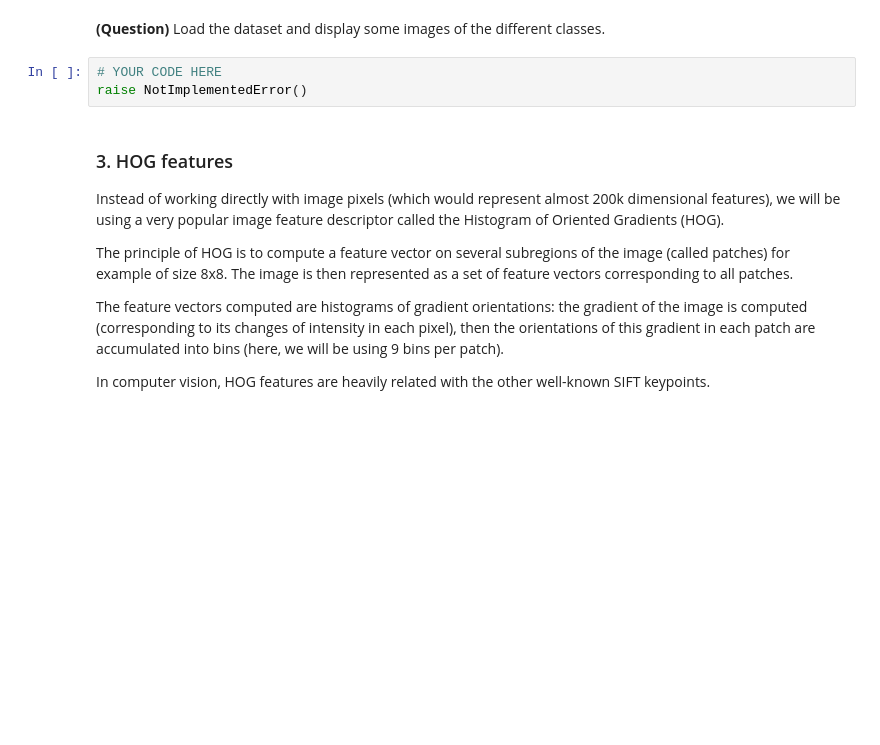
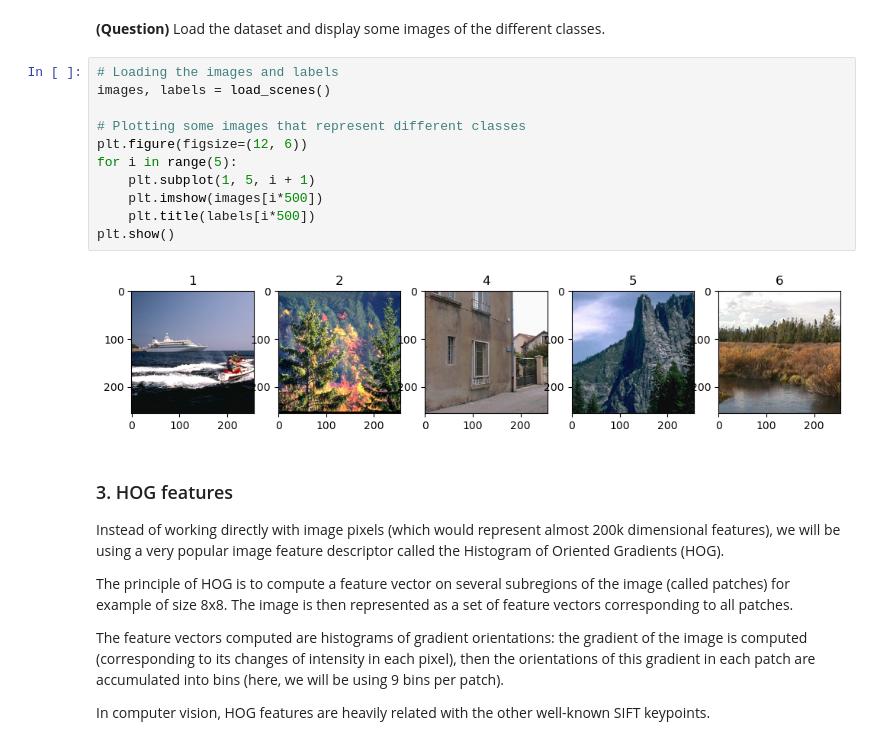
Before and after one commit to daJster/Machine_learning_2023, a Jupyter notebook: ml-tp3.ipynb, the cells around one changed output. Cells and saved outputs as stored; diff of their text form; blank space fills up the shorter version.

```diff
--- a/ml-tp3.ipynb
+++ b/ml-tp3.ipynb
@@ -57,8 +101,18 @@ def load_scenes():
 # %% [markdown]
 **(Question)** Load the dataset and display some images of the different classes.
 # %%
-# YOUR CODE HERE
-raise NotImplementedError()
+# Loading the images and labels
+images, labels = load_scenes()
+
+# Plotting some images that represent different classes
+plt.figure(figsize=(12, 6))
+for i in range(5):
+    plt.subplot(1, 5, i + 1)
+    plt.imshow(images[i*500])
+    plt.title(labels[i*500])
+plt.show()
+# %% [output]
+[figure, added]
 # %% [markdown]
 ### 3. HOG features
 
```
Also changed, not shown: parts of 15 cells of this notebook.
